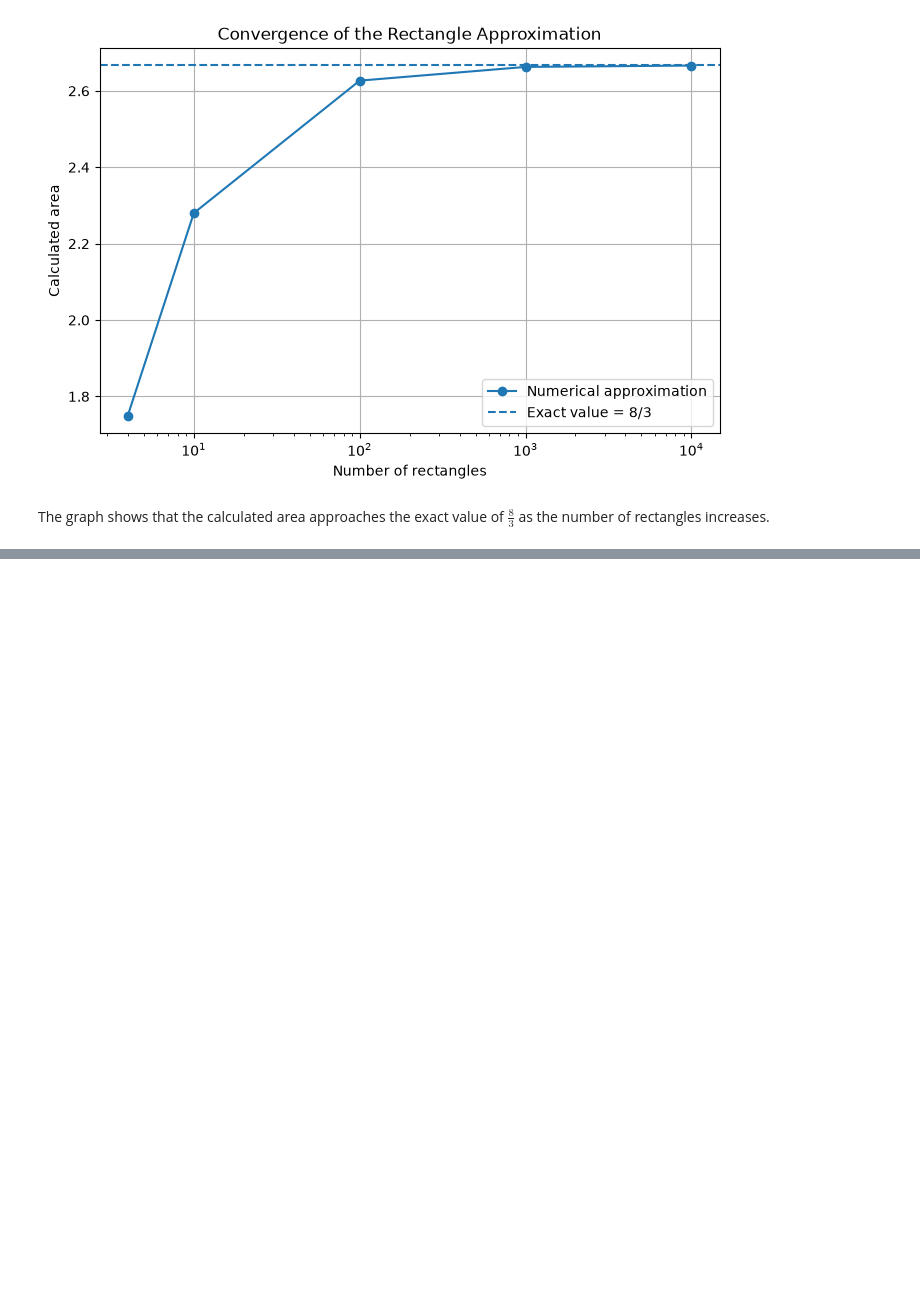
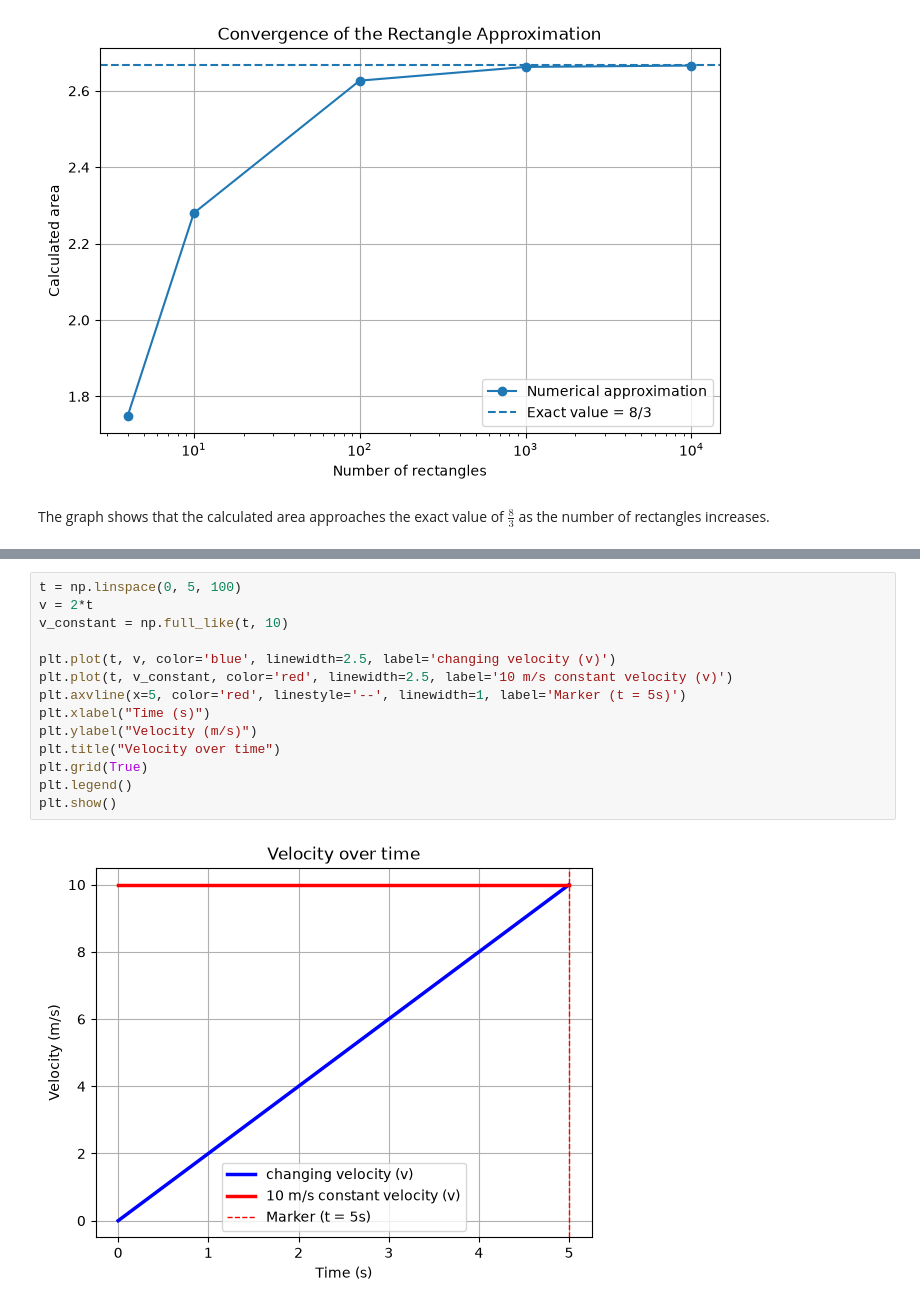
Before and after one commit to Edgybug/integrals-course-project, a Jupyter notebook: course_project.ipynb, the cells around one changed output, grey strips where cells are left out. Saved outputs shown, nothing was run; the diff lists cells and outputs as text; blank space fills up the shorter version.

Commit message:
Working on Chapter 4 - calculating distance with changing velocity trough integration

```diff
--- a/course_project.ipynb
+++ b/course_project.ipynb
@@ -429,0 +433,16 @@ $$ \int_a^b f(x)dx = \lim\limits_{n\rightarrow\infty} \sum\limits_{i=1}^{n} f(x_
+# %%
+t = np.linspace(0, 5, 100)
+v = 2*t
+v_constant = np.full_like(t, 10)
+
+plt.plot(t, v, color='blue', linewidth=2.5, label='changing velocity (v)')
+plt.plot(t, v_constant, color='red', linewidth=2.5, label='10 m/s constant velocity (v)')
+plt.axvline(x=5, color='red', linestyle='--', linewidth=1, label='Marker (t = 5s)')
+plt.xlabel("Time (s)")
+plt.ylabel("Velocity (m/s)")
+plt.title("Velocity over time")
+plt.grid(True)
+plt.legend()
+plt.show()
+# %% [output]
+[figure, added]
```
Also changed, not shown: parts of 13 cells of this notebook.
